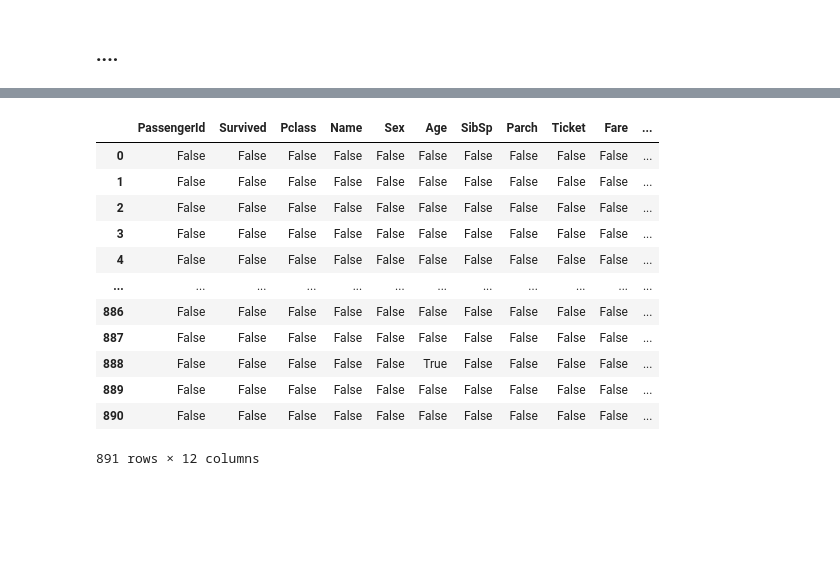
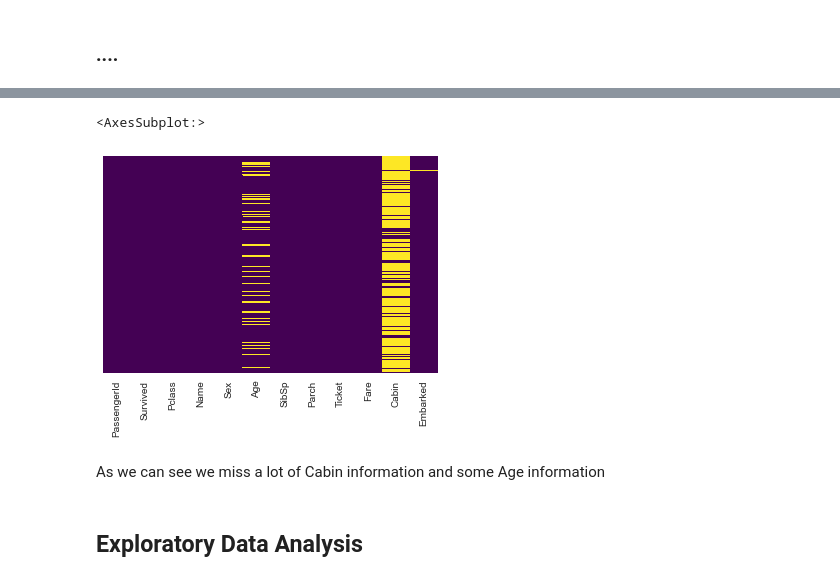
Before and after one commit to AndriiAdamchuk/ML, a Jupyter notebook: Logistic Regression.ipynb, the cells around one changed output, grey strips where cells are left out. Cells and saved outputs as stored; diff of their text form; code cells hidden in the pictures; blank space fills up the shorter version.

```diff
--- a/Logistic Regression.ipynb
+++ b/Logistic Regression.ipynb
@@ -18,18 +18,11 @@ train.head()
 | 4 | 5 | 0 | 3 | Allen, Mr. William Henry | male | 35.0 | 0 | 0 | 373450 | 8.0500 | ... |
 # %%
 #let's see what data we miss
-sns.heatmap(train.isnull(), yticklabels = False, cbar=False)
+sns.heatmap(train.isnull(), yticklabels = False, cbar=False, cmap = 'viridis')
 # %% [output]
-|  | PassengerId | Survived | Pclass | Name | Sex | Age | SibSp | Parch | Ticket | Fare | ... |
-| 0 | False | False | False | False | False | False | False | False | False | False | ... |
-| 1 | False | False | False | False | False | False | False | False | False | False | ... |
-| 2 | False | False | False | False | False | False | False | False | False | False | ... |
-| 3 | False | False | False | False | False | False | False | False | False | False | ... |
-| 4 | False | False | False | False | False | False | False | False | False | False | ... |
-| ... | ... | ... | ... | ... | ... | ... | ... | ... | ... | ... | ... |
-| 886 | False | False | False | False | False | False | False | False | False | False | ... |
-| 887 | False | False | False | False | False | False | False | False | False | False | ... |
-| 888 | False | False | False | False | False | True | False | False | False | False | ... |
-| 889 | False | False | False | False | False | False | False | False | False | False | ... |
-| 890 | False | False | False | False | False | False | False | False | False | False | ... |
-891 rows × 12 columns
+<AxesSubplot:>
+[figure, added]
+# %% [markdown]
+As we can see we miss a lot of Cabin information and some Age information
+# %% [markdown]
+## Exploratory Data Analysis
```
Also changed, not shown: parts of 26 cells of this notebook.
